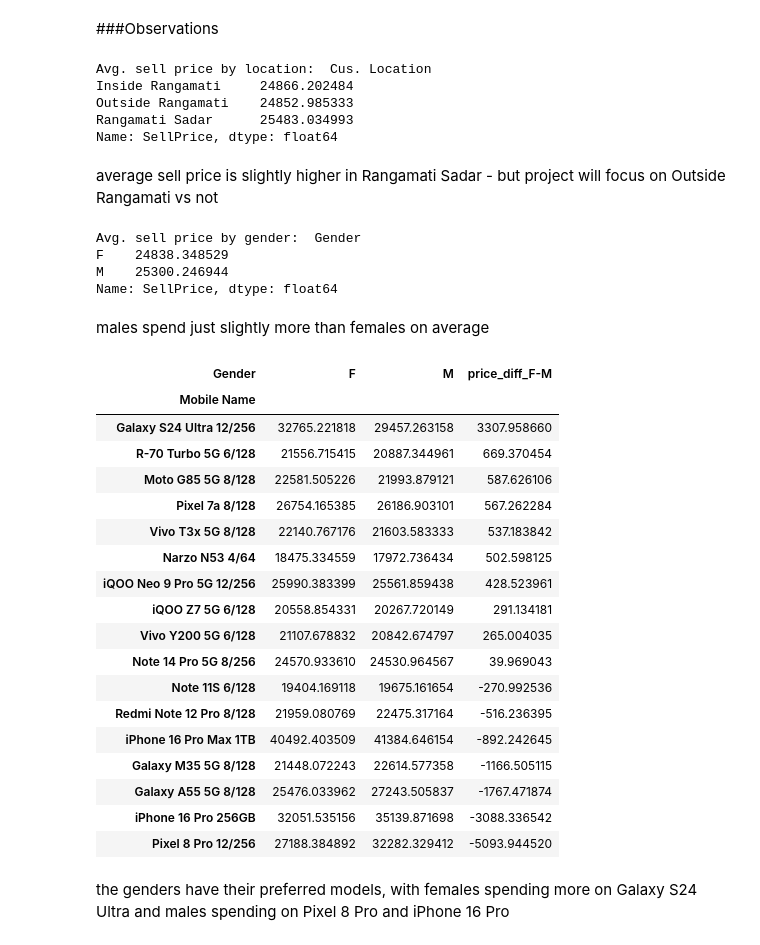
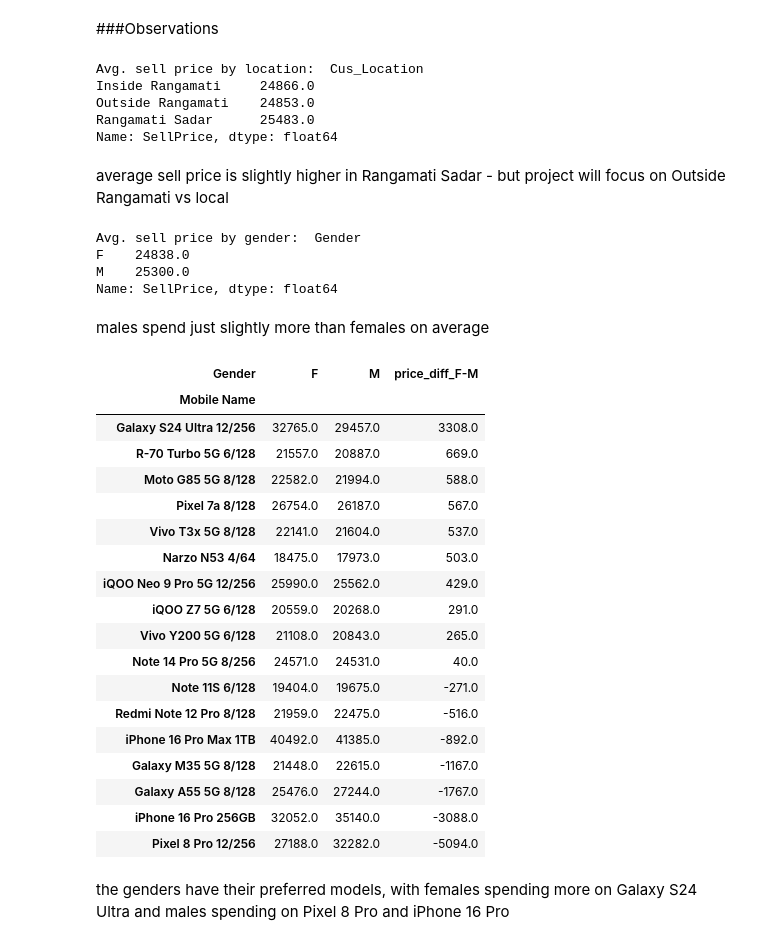
Before and after one commit to SuperDataScience-Community-Projects/SDS-CP026-retail-pulse, a Jupyter notebook: submissions/team/greg-gibson/notebooks/greg-CP026-retail-pulse-1-EDA.ipynb, the cells around one changed output. Saved outputs shown, nothing was run; the diff lists cells and outputs as text; code cells hidden in the pictures.

```diff
--- a/submissions/team/greg-gibson/notebooks/greg-CP026-retail-pulse-1-EDA.ipynb
+++ b/submissions/team/greg-gibson/notebooks/greg-CP026-retail-pulse-1-EDA.ipynb
@@ -106,59 +106,59 @@ for col in data.select_dtypes(include='object'):
 # %% [markdown]
 ###Observations
 # %%
-print("Avg. sell price by location: ", data.groupby("Cus_Location")["SellPrice"].mean())
+print("Avg. sell price by location: ", data.groupby("Cus_Location")["SellPrice"].mean().round())
 # %% [output]
-Avg. sell price by location:  Cus. Location
-Inside Rangamati     24866.202484
-Outside Rangamati    24852.985333
-Rangamati Sadar      25483.034993
+Avg. sell price by location:  Cus_Location
+Inside Rangamati     24866.0
+Outside Rangamati    24853.0
+Rangamati Sadar      25483.0
 Name: SellPrice, dtype: float64
 # %% [markdown]
-average sell price is slightly higher in Rangamati Sadar - but project will focus on Outside Rangamati vs not
+average sell price is slightly higher in Rangamati Sadar - but project will focus on Outside Rangamati vs local
 # %%
-print("Avg. sell price by gender: ", data.groupby("Gender")["SellPrice"].mean())
+print("Avg. sell price by gender: ", data.groupby("Gender")["SellPrice"].mean().round())
 # %% [output]
 Avg. sell price by gender:  Gender
-F    24838.348529
-M    25300.246944
+F    24838.0
+M    25300.0
 Name: SellPrice, dtype: float64
 # %% [markdown]
 males spend just slightly more than females on average
 # %%
 pivot = data.pivot_table(
     index='Mobile Name',
     columns='Gender',
     values='SellPrice',
     aggfunc='mean'
 )
 
 # Add a new column showing the difference: Female - Male
 pivot['price_diff_F-M'] = pivot['F'] - pivot['M']
 
 # Sort by the difference column
-pivot_sorted = pivot.sort_values(by='price_diff_F-M', ascending=False)
+pivot_sorted = pivot.sort_values(by='price_diff_F-M', ascending=False).round()
 
 pivot_sorted
 # %% [output]
 | Gender | F | M | price_diff_F-M |
 | Mobile Name |  |  |  |
-| Galaxy S24 Ultra 12/256 | 32765.221818 | 29457.263158 | 3307.958660 |
-| R-70 Turbo 5G 6/128 | 21556.715415 | 20887.344961 | 669.370454 |
-| Moto G85 5G 8/128 | 22581.505226 | 21993.879121 | 587.626106 |
-| Pixel 7a 8/128 | 26754.165385 | 26186.903101 | 567.262284 |
-| Vivo T3x 5G 8/128 | 22140.767176 | 21603.583333 | 537.183842 |
-| Narzo N53 4/64 | 18475.334559 | 17972.736434 | 502.598125 |
-| iQOO Neo 9 Pro 5G 12/256 | 25990.383399 | 25561.859438 | 428.523961 |
-| iQOO Z7 5G 6/128 | 20558.854331 | 20267.720149 | 291.134181 |
-| Vivo Y200 5G 6/128 | 21107.678832 | 20842.674797 | 265.004035 |
-| Note 14 Pro 5G 8/256 | 24570.933610 | 24530.964567 | 39.969043 |
-| Note 11S 6/128 | 19404.169118 | 19675.161654 | -270.992536 |
-| Redmi Note 12 Pro 8/128 | 21959.080769 | 22475.317164 | -516.236395 |
-| iPhone 16 Pro Max 1TB | 40492.403509 | 41384.646154 | -892.242645 |
-| Galaxy M35 5G 8/128 | 21448.072243 | 22614.577358 | -1166.505115 |
-| Galaxy A55 5G 8/128 | 25476.033962 | 27243.505837 | -1767.471874 |
-| iPhone 16 Pro 256GB | 32051.535156 | 35139.871698 | -3088.336542 |
-| Pixel 8 Pro 12/256 | 27188.384892 | 32282.329412 | -5093.944520 |
+| Galaxy S24 Ultra 12/256 | 32765.0 | 29457.0 | 3308.0 |
+| R-70 Turbo 5G 6/128 | 21557.0 | 20887.0 | 669.0 |
+| Moto G85 5G 8/128 | 22582.0 | 21994.0 | 588.0 |
+| Pixel 7a 8/128 | 26754.0 | 26187.0 | 567.0 |
+| Vivo T3x 5G 8/128 | 22141.0 | 21604.0 | 537.0 |
+| Narzo N53 4/64 | 18475.0 | 17973.0 | 503.0 |
+| iQOO Neo 9 Pro 5G 12/256 | 25990.0 | 25562.0 | 429.0 |
+| iQOO Z7 5G 6/128 | 20559.0 | 20268.0 | 291.0 |
+| Vivo Y200 5G 6/128 | 21108.0 | 20843.0 | 265.0 |
+| Note 14 Pro 5G 8/256 | 24571.0 | 24531.0 | 40.0 |
+| Note 11S 6/128 | 19404.0 | 19675.0 | -271.0 |
+| Redmi Note 12 Pro 8/128 | 21959.0 | 22475.0 | -516.0 |
+| iPhone 16 Pro Max 1TB | 40492.0 | 41385.0 | -892.0 |
+| Galaxy M35 5G 8/128 | 21448.0 | 22615.0 | -1167.0 |
+| Galaxy A55 5G 8/128 | 25476.0 | 27244.0 | -1767.0 |
+| iPhone 16 Pro 256GB | 32052.0 | 35140.0 | -3088.0 |
+| Pixel 8 Pro 12/256 | 27188.0 | 32282.0 | -5094.0 |
 # %% [markdown]
 the genders have their preferred models, with females spending more on Galaxy S24 Ultra and males spending on Pixel 8 Pro and iPhone 16 Pro
 # %%
```
Also changed, not shown: parts of 10 cells of this notebook, 6 other files.
